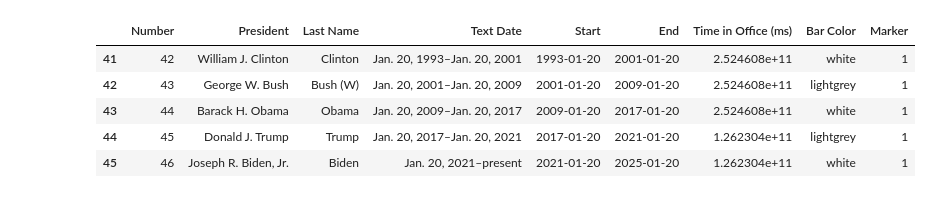
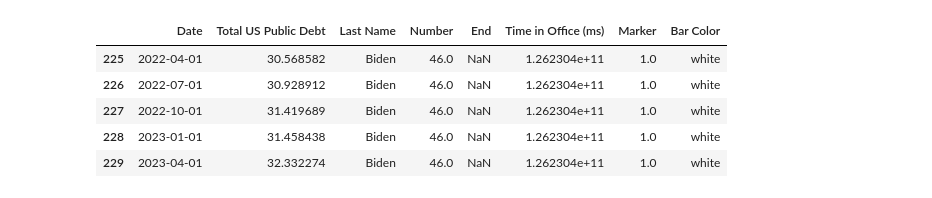
Before and after one commit to gmhfx/US-Public-Debt, a Jupyter notebook: Total US Public Debt by President.ipynb, the cells around one changed output. Saved outputs shown, nothing was run; the diff lists cells and outputs as text; code cells hidden in the pictures.

```diff
--- a/Total US Public Debt by President.ipynb
+++ b/Total US Public Debt by President.ipynb
@@ -1,41 +1,55 @@
 # %%
+import sys
+
+sys.path.append(r'C:\users\17049\appdata\local\programs\python\python311\lib\site-packages')
+
 import pandas as pd
 import numpy as np
-import requests
-import json
+import fredapi as fa
+import os
 import plotly.graph_objects as go
 from plotly.subplots import make_subplots
+
+#Get debt data from https://fred.stlouisfed.org/
+fred = fa.Fred(api_key =os.environ.get('FRED_API_KEY'))
+
+#Format data
+d = fred.get_series('GFDEBTN')
+d.name = 'Total US Public Debt'
+dfd = pd.DataFrame(d).reset_index()
+dfd.rename(columns={'index':'Date'}, inplace=True)
+dfd['Date'] = pd.to_datetime(dfd['Date'], format='%Y-%m-%d')
+dfd['Total US Public Debt'] = dfd['Total US Public Debt'].astype(float)/1000000
+dfd['Last Name'] = np.NaN
 
 #Import president data
 pres = pd.read_excel(r'C:\Users\17049\Documents\Data\Presidents.xlsx', header=1)
 
 #Filter and format data
-pres = pres[pres['Number'] > 41]
-pres['End'] = pd.to_datetime(pres['End'])
-pres['Start'] = pd.to_datetime(pres['Start'])
-
-#Calculations for bar chart
+pres = pres[pres['Number'] > 35]
 pres['Time in Office (ms)'] = (pres['End'] - pres['Start'])/np.timedelta64(1,'ms')
-pres['Bar Color'] = np.where(pres['Number'] % 2 == 0, 'white', 'lightgrey')
+pres.rename(columns={'Start':'Date'}, inplace=True)
+pres['Date'] = pd.to_datetime(pres['Date'], format='%Y-%m-%d')
+pres['Total US Public Debt'] = np.NaN
 pres['Marker'] = 1
 
-#Get debt data from https://fiscaldata.treasury.gov/
-r = requests.get('https://api.fiscaldata.treasury.gov/services/api/fiscal_service/v2/accounting/od/debt_to_penny?page[size]=10000')
+#Merge and fill
+m = pd.concat([dfd, pres], axis=0).sort_values('Date')
+m['Last Name'].fillna(method='ffill', inplace=True)
+m['Total US Public Debt'].fillna(method='ffill', inplace=True)
+m['Number'].fillna(method='ffill', inplace=True)
+m['Marker'].fillna(method='ffill', inplace=True)
+m['Bar Color'] = np.where(m['Number'] % 2 == 0, 'white', 'grey')
+m['Time in Office (ms)'].fillna(method='ffill', inplace=True)
 
-data = r.json()
-df = pd.DataFrame(data['data'])
-df.rename(columns={'record_date':'Date', 'tot_pub_debt_out_amt': 'Total Public Debt Outstanding'}, inplace=True)
-df = df[['Date', 'Total Public Debt Outstanding']]
-df['Total Public Debt ($ T)'] = df['Total Public Debt Outstanding'].astype(float)/1000000000000
-
-df.tail()
+m.tail()
 # %% [output]
-|  | Number | President | Last Name | Text Date | Start | End | Time in Office (ms) | Bar Color | Marker |
-| 41 | 42 | William J. Clinton | Clinton | Jan. 20, 1993–Jan. 20, 2001 | 1993-01-20 | 2001-01-20 | 2.524608e+11 | white | 1 |
-| 42 | 43 | George W. Bush | Bush (W) | Jan. 20, 2001–Jan. 20, 2009 | 2001-01-20 | 2009-01-20 | 2.524608e+11 | lightgrey | 1 |
-| 43 | 44 | Barack H. Obama | Obama | Jan. 20, 2009–Jan. 20, 2017 | 2009-01-20 | 2017-01-20 | 2.524608e+11 | white | 1 |
-| 44 | 45 | Donald J. Trump | Trump | Jan. 20, 2017–Jan. 20, 2021 | 2017-01-20 | 2021-01-20 | 1.262304e+11 | lightgrey | 1 |
-| 45 | 46 | Joseph R. Biden, Jr. | Biden | Jan. 20, 2021–present | 2021-01-20 | 2025-01-20 | 1.262304e+11 | white | 1 |
+|  | Date | Total US Public Debt | Last Name | Number | End | Time in Office (ms) | Marker | Bar Color |
+| 225 | 2022-04-01 | 30.568582 | Biden | 46.0 | NaN | 1.262304e+11 | 1.0 | white |
+| 226 | 2022-07-01 | 30.928912 | Biden | 46.0 | NaN | 1.262304e+11 | 1.0 | white |
+| 227 | 2022-10-01 | 31.419689 | Biden | 46.0 | NaN | 1.262304e+11 | 1.0 | white |
+| 228 | 2023-01-01 | 31.458438 | Biden | 46.0 | NaN | 1.262304e+11 | 1.0 | white |
+| 229 | 2023-04-01 | 32.332274 | Biden | 46.0 | NaN | 1.262304e+11 | 1.0 | white |
 # %%
 #Construct chart
 fig = make_subplots(specs=[[{'secondary_y': True}]])
```
Also changed, not shown: parts of 3 cells of this notebook, 1 other file.
